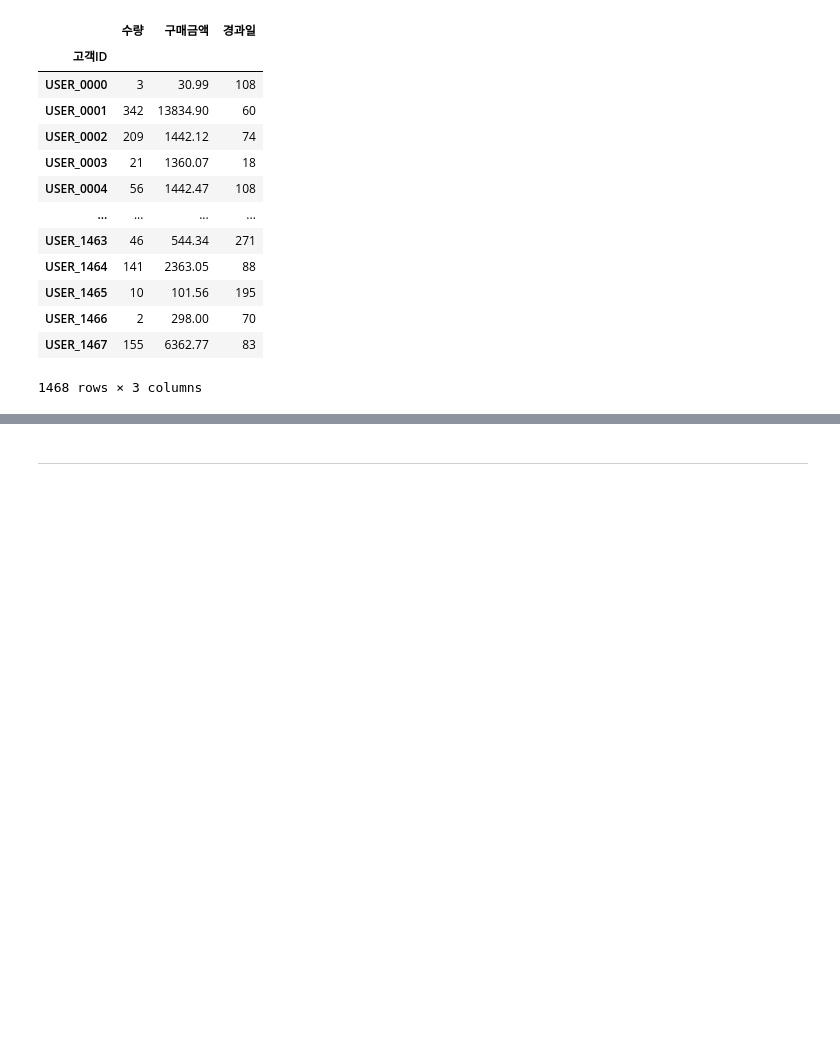
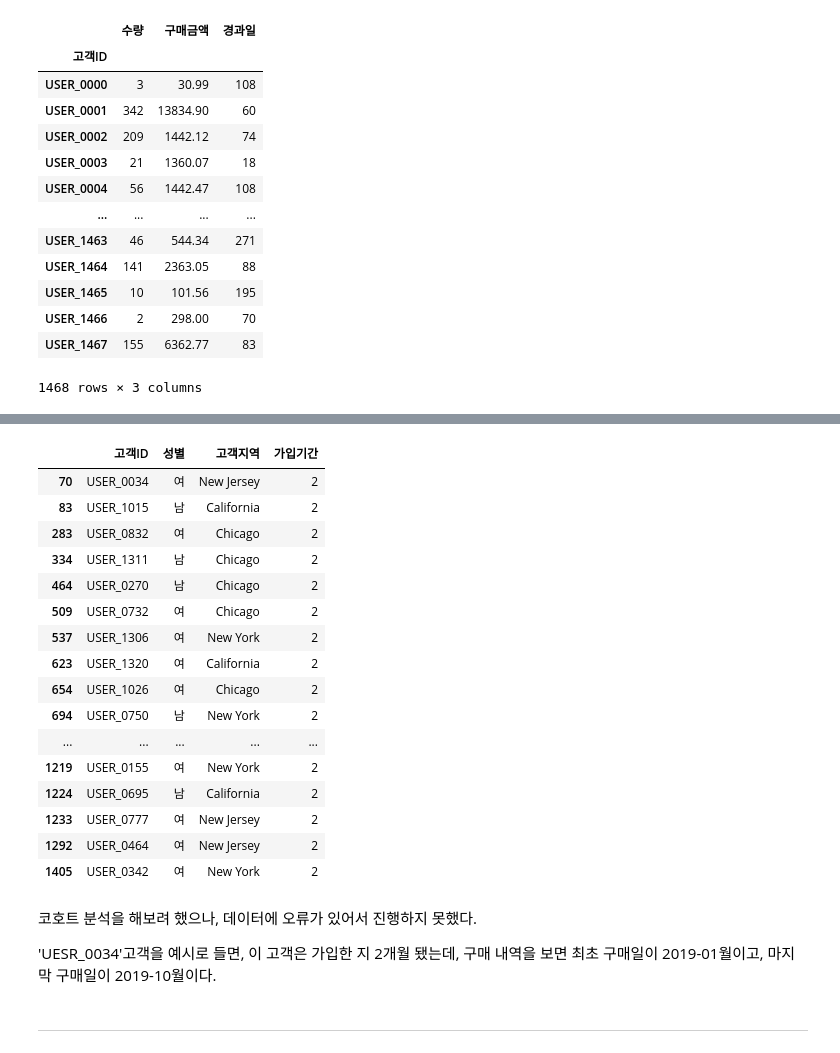
Before and after one commit to REKO-J/TIL, a Jupyter notebook: Python/Dacon/이커머스 고객 세분화 분석 아이디어 경진대회/이커머스 고객 세분화 분석 아이디어 경진대회.ipynb, the cells around one changed output, grey strips where cells are left out. Cells and saved outputs as stored; diff of their text form; code cells hidden in the pictures; blank space fills up the shorter version.

```diff
--- a/Python/Dacon/이커머스 고객 세분화 분석 아이디어 경진대회/이커머스 고객 세분화 분석 아이디어 경진대회.ipynb
+++ b/Python/Dacon/이커머스 고객 세분화 분석 아이디어 경진대회/이커머스 고객 세분화 분석 아이디어 경진대회.ipynb
@@ -534,0 +540,3 @@ RFM
+# %%
+Customer_info = pd.read_csv('./data/Customer_info.csv')
+Customer_info
@@ -535,3 +573,27 @@ RFM
+# %%
+Customer_info[Customer_info['가입기간'] == 2]
+# %% [output]
+|  | 고객ID | 성별 | 고객지역 | 가입기간 |
+| 70 | USER_0034 | 여 | New Jersey | 2 |
+| 83 | USER_1015 | 남 | California | 2 |
+| 283 | USER_0832 | 여 | Chicago | 2 |
+| 334 | USER_1311 | 남 | Chicago | 2 |
+| 464 | USER_0270 | 남 | Chicago | 2 |
+| 509 | USER_0732 | 여 | Chicago | 2 |
+| 537 | USER_1306 | 여 | New York | 2 |
+| 623 | USER_1320 | 여 | California | 2 |
+| 654 | USER_1026 | 여 | Chicago | 2 |
+| 694 | USER_0750 | 남 | New York | 2 |
+| ... | ... | ... | ... | ... |
+| 1219 | USER_0155 | 여 | New York | 2 |
+| 1224 | USER_0695 | 남 | California | 2 |
+| 1233 | USER_0777 | 여 | New Jersey | 2 |
+| 1292 | USER_0464 | 여 | New Jersey | 2 |
+| 1405 | USER_0342 | 여 | New York | 2 |
+# %% [markdown]
+코호트 분석을 해보려 했으나, 데이터에 오류가 있어서 진행하지 못했다.
+
+'UESR_0034'고객을 예시로 들면, 이 고객은 가입한 지 2개월 됐는데, 구매 내역을 보면 최초 구매일이 2019-01월이고, 마지막 구매일이 2019-10월이다.
 # %% [markdown]
 ---
 # %% [markdown]
```
Also changed, not shown: parts of 19 cells of this notebook.
